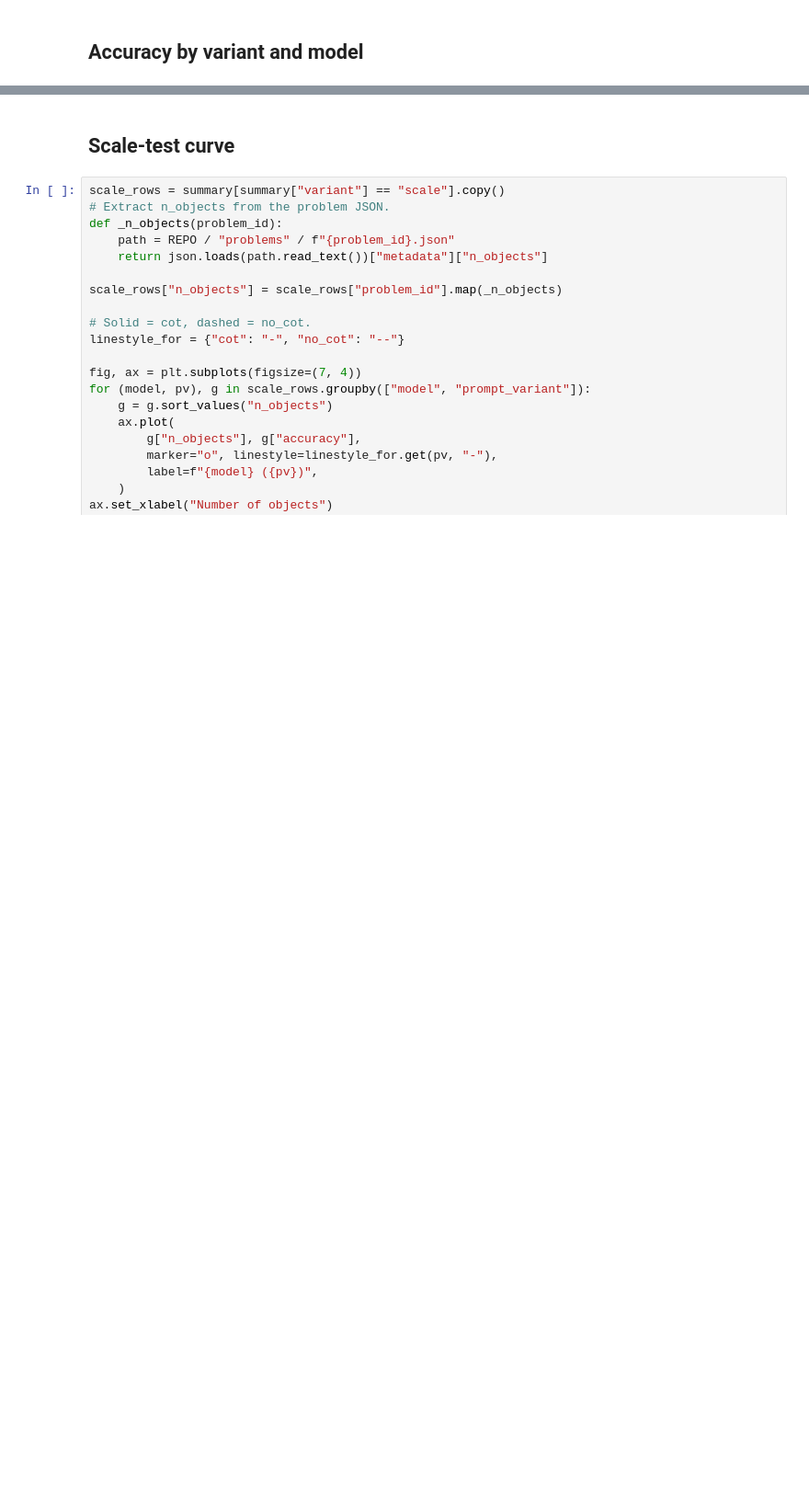
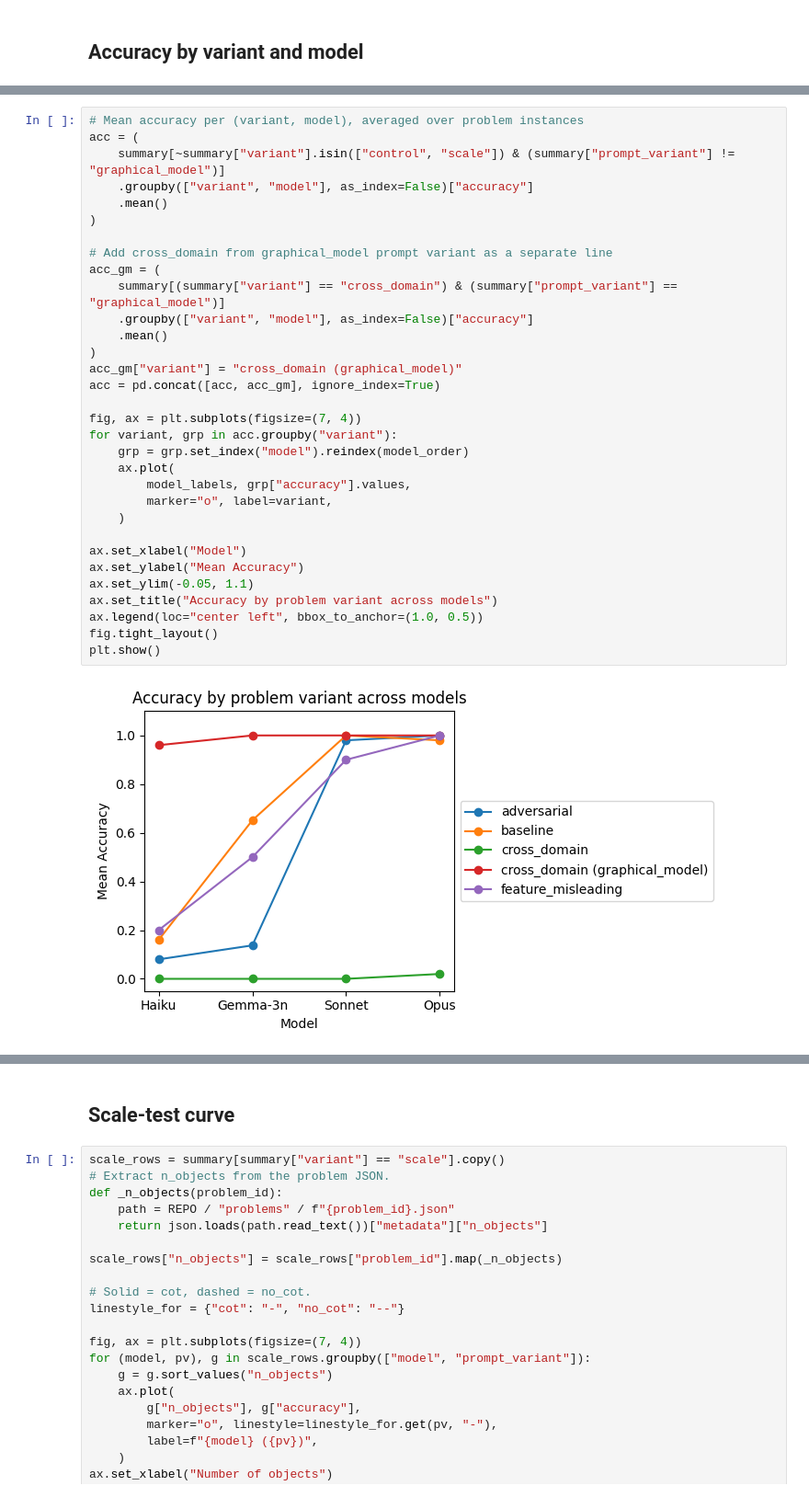
Before and after one commit to poldrack/llm-relations, a Jupyter notebook: analysis/report.ipynb, the cells around one changed output, grey strips where cells are left out. Shown at 92% size. Saved outputs shown, nothing was run; the diff lists cells and outputs as text; blank space fills up the shorter version.

```diff
--- a/analysis/report.ipynb
+++ b/analysis/report.ipynb
@@ -78,0 +81,34 @@ plt.show()
+# %%
+# Mean accuracy per (variant, model), averaged over problem instances
+acc = (
+    summary[~summary["variant"].isin(["control", "scale"]) & (summary["prompt_variant"] != "graphical_model")]
+    .groupby(["variant", "model"], as_index=False)["accuracy"]
+    .mean()
+)
+
+# Add cross_domain from graphical_model prompt variant as a separate line
+acc_gm = (
+    summary[(summary["variant"] == "cross_domain") & (summary["prompt_variant"] == "graphical_model")]
+    .groupby(["variant", "model"], as_index=False)["accuracy"]
+    .mean()
+)
+acc_gm["variant"] = "cross_domain (graphical_model)"
+acc = pd.concat([acc, acc_gm], ignore_index=True)
+
+fig, ax = plt.subplots(figsize=(7, 4))
+for variant, grp in acc.groupby("variant"):
+    grp = grp.set_index("model").reindex(model_order)
+    ax.plot(
+        model_labels, grp["accuracy"].values,
+        marker="o", label=variant,
+    )
+
+ax.set_xlabel("Model")
+ax.set_ylabel("Mean Accuracy")
+ax.set_ylim(-0.05, 1.1)
+ax.set_title("Accuracy by problem variant across models")
+ax.legend(loc="center left", bbox_to_anchor=(1.0, 0.5))
+fig.tight_layout()
+plt.show()
+# %% [output]
+[figure, added]
```
Also changed, not shown: parts of 8 cells of this notebook.
